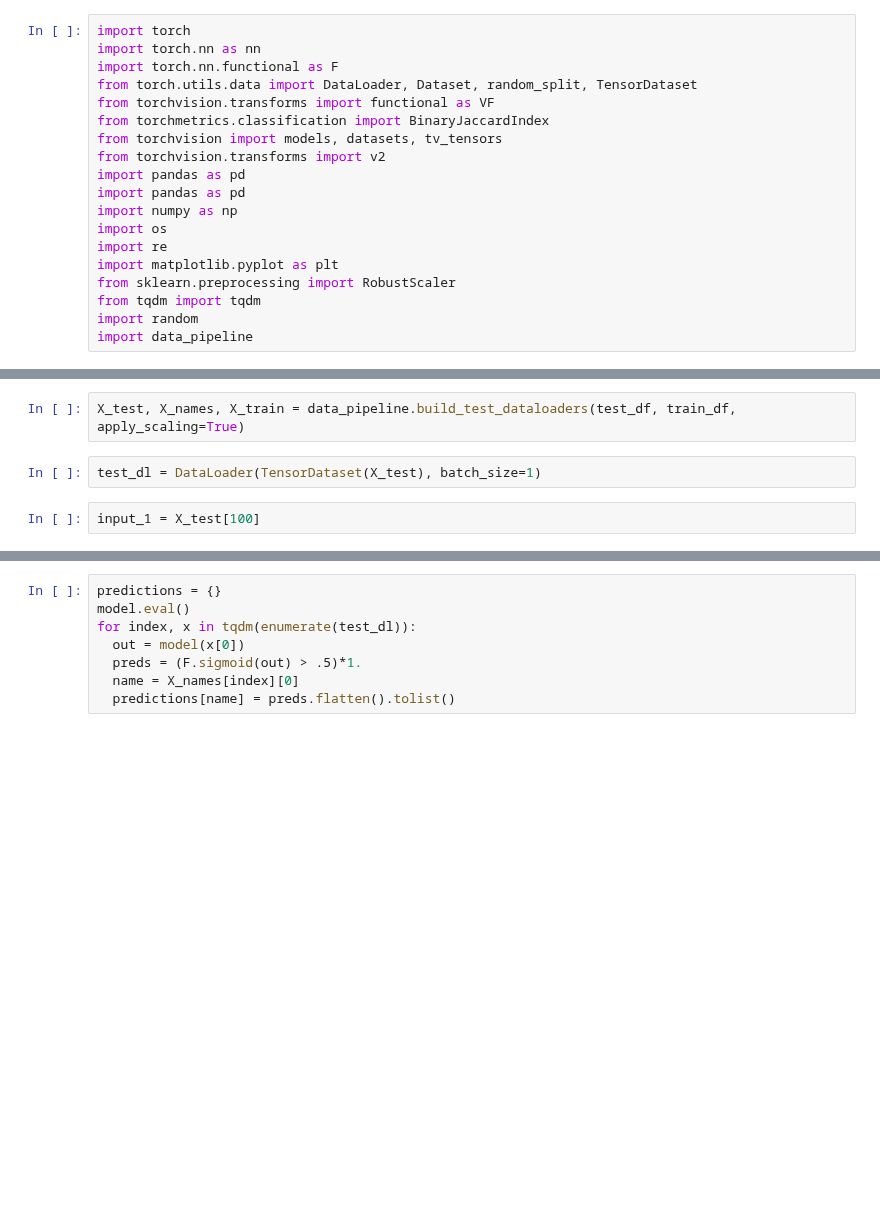
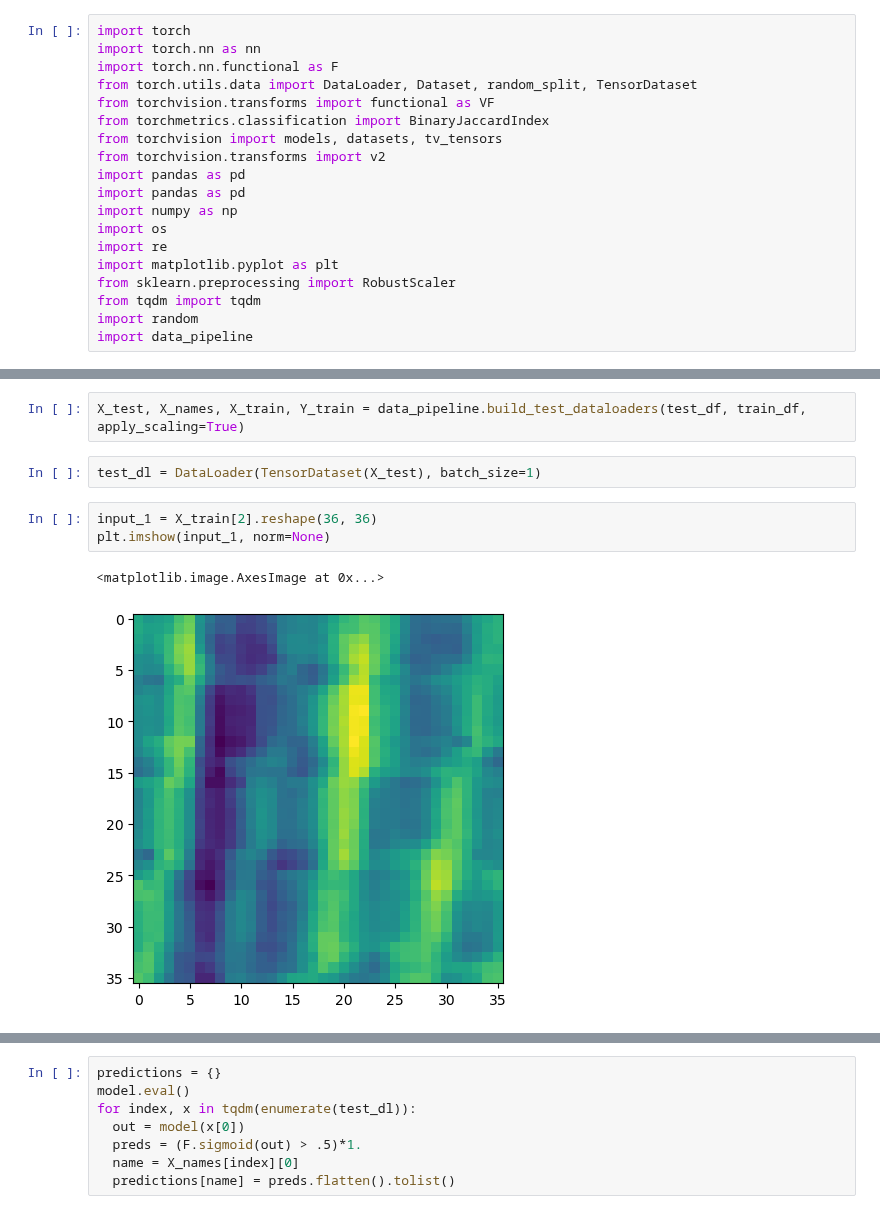
Before and after one commit to EllingtonKirby/Pipe-Corrosion-Detection, a Jupyter notebook: evaluation.ipynb, the cells around one changed output, grey strips where cells are left out. Drawn from its saved outputs; the diff is of its cells as text; blank space fills up the shorter version.

```diff
--- a/evaluation.ipynb
+++ b/evaluation.ipynb
@@ -29,7 +38,11 @@ train_df = data_pipeline.build_dataframe(use_processed_images=False)
 # %%
-X_test, X_names, X_train = data_pipeline.build_test_dataloaders(test_df, train_df, apply_scaling=True)
+X_test, X_names, X_train, Y_train = data_pipeline.build_test_dataloaders(test_df, train_df, apply_scaling=True)
 # %%
 test_dl = DataLoader(TensorDataset(X_test), batch_size=1)
-# %%
-input_1 = X_test[100]
+# %%
+input_1 = X_train[2].reshape(36, 36)
+plt.imshow(input_1, norm=None)
+# %% [output]
+<matplotlib.image.AxesImage at 0x...>
+[figure, added]
 # %%
```
Also changed, not shown: parts of 5 cells of this notebook, 2 other files.
